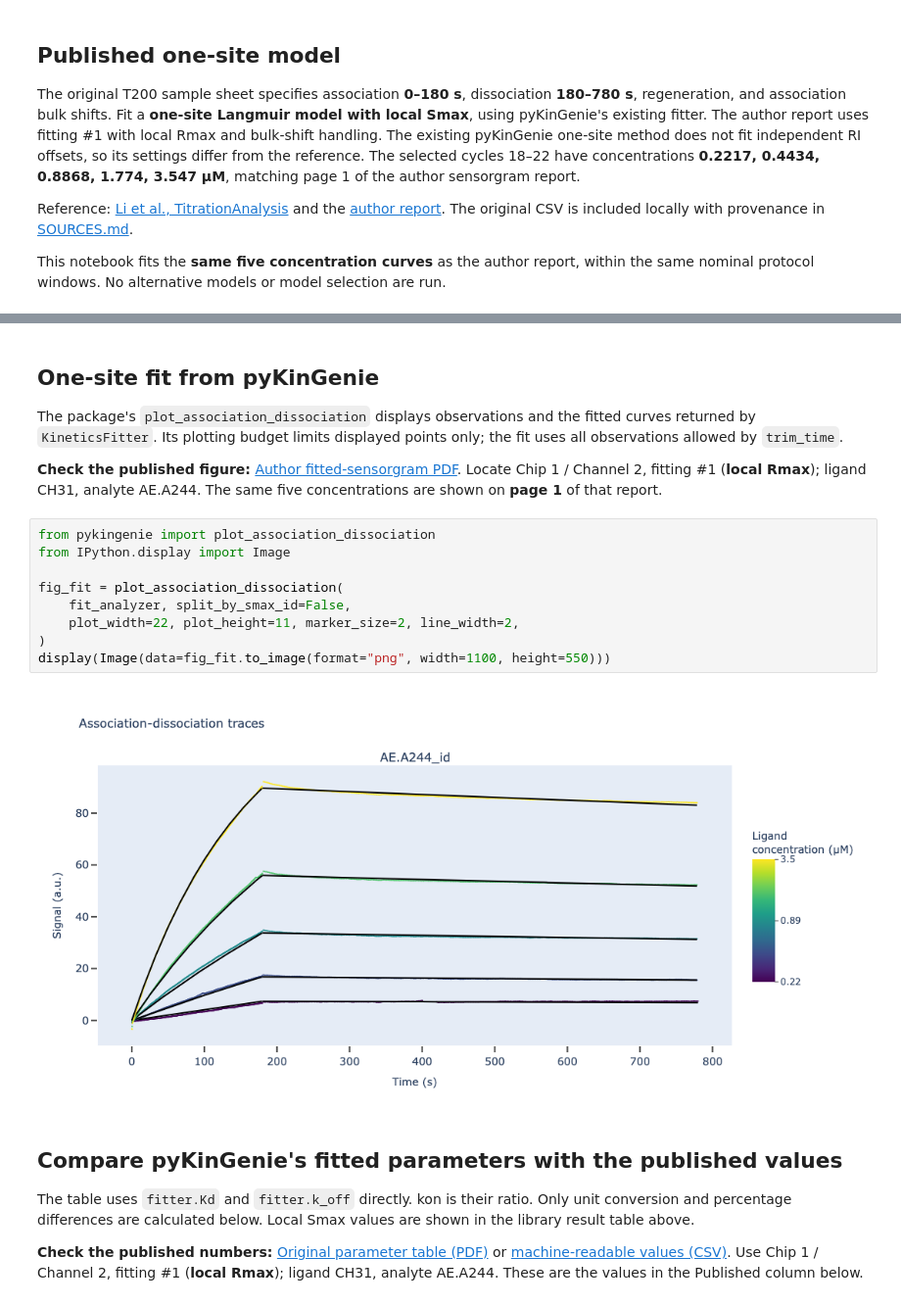
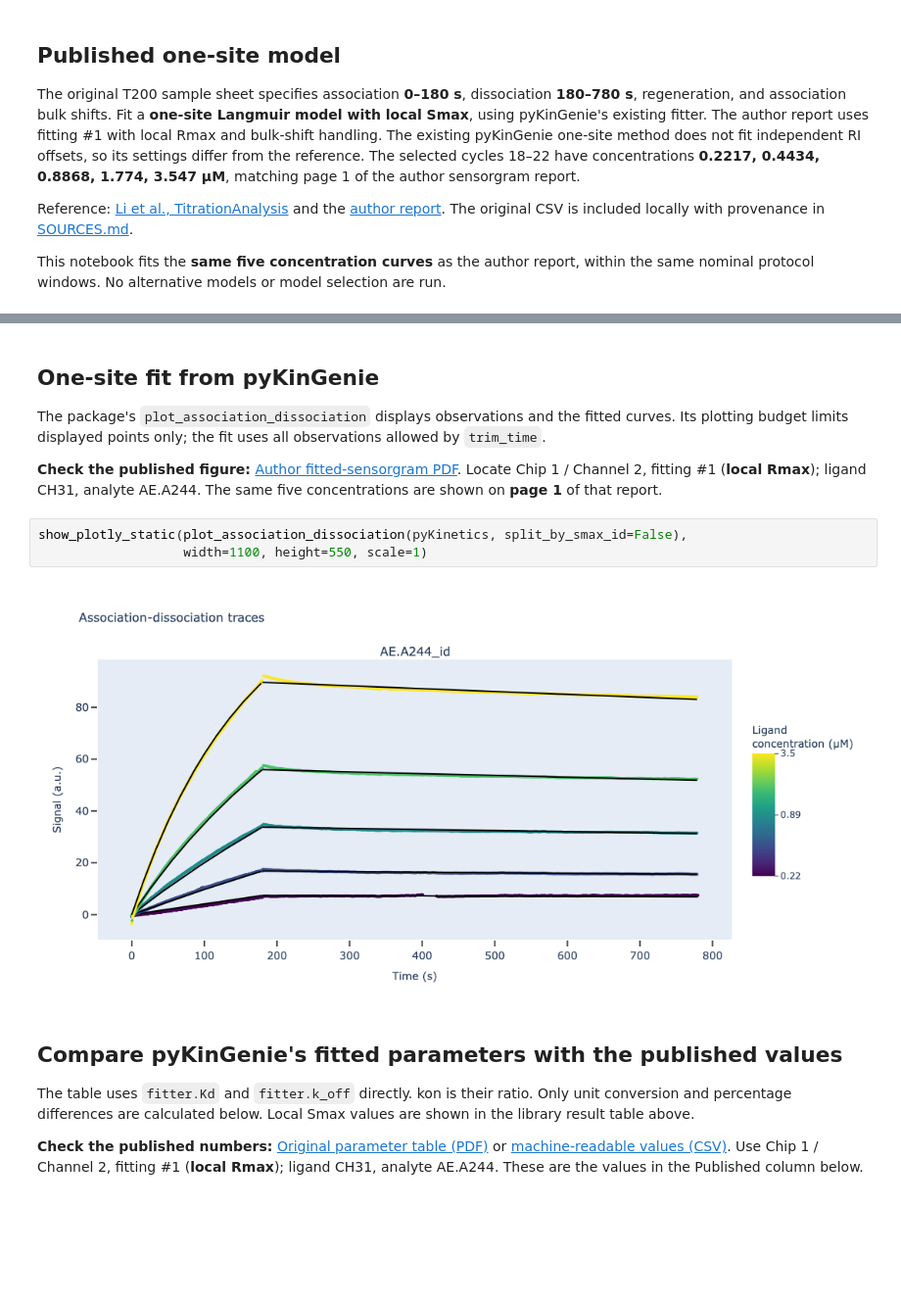
Before and after one commit to osvalB/pykingenie, a Jupyter notebook: notebooks/14_biacore_cycle_sample_import.ipynb, the cells around one changed output, grey strips where cells are left out. Shown at 98% size. Saved outputs shown, nothing was run; the diff lists cells and outputs as text; blank space fills up the shorter version.

```diff
--- a/notebooks/14_biacore_cycle_sample_import.ipynb
+++ b/notebooks/14_biacore_cycle_sample_import.ipynb
@@ -290,22 +134,16 @@ display(fitter.fit_params_kinetics)
 ## One-site fit from pyKinGenie
 
 The package's `plot_association_dissociation` displays observations and the
-fitted curves returned by `KineticsFitter`. Its plotting budget limits displayed
+fitted curves. Its plotting budget limits displayed
 points only; the fit uses all observations allowed by `trim_time`.
 
 **Check the published figure:** [Author fitted-sensorgram PDF](https://github.com/DukeCHSI/TitrationAnalysis/blob/cb8112503658d24c4c6576503243fa506bf99e27/Example%20Files%20-%20T200/Titration%20Analysis_T200_Sensorgram_Example.pdf).
 Locate Chip 1 / Channel 2, fitting #1 (**local Rmax**); ligand CH31, analyte AE.A244. The same five concentrations are shown on **page 1** of that report.
-# %%
-from pykingenie import plot_association_dissociation
-from IPython.display import Image
-
-fig_fit = plot_association_dissociation(
-    fit_analyzer, split_by_smax_id=False,
-    plot_width=22, plot_height=11, marker_size=2, line_width=2,
-)
-display(Image(data=fig_fit.to_image(format="png", width=1100, height=550)))
-# %% [output]
-[figure, removed]
+# %%
+show_plotly_static(plot_association_dissociation(pyKinetics, split_by_smax_id=False),
+                   width=1100, height=550, scale=1)
+# %% [output]
+[figure, added]
 # %% [markdown]
 ## Compare pyKinGenie's fitted parameters with the published values
 
```
Also changed, not shown: parts of 21 cells of this notebook, 6 other files.
